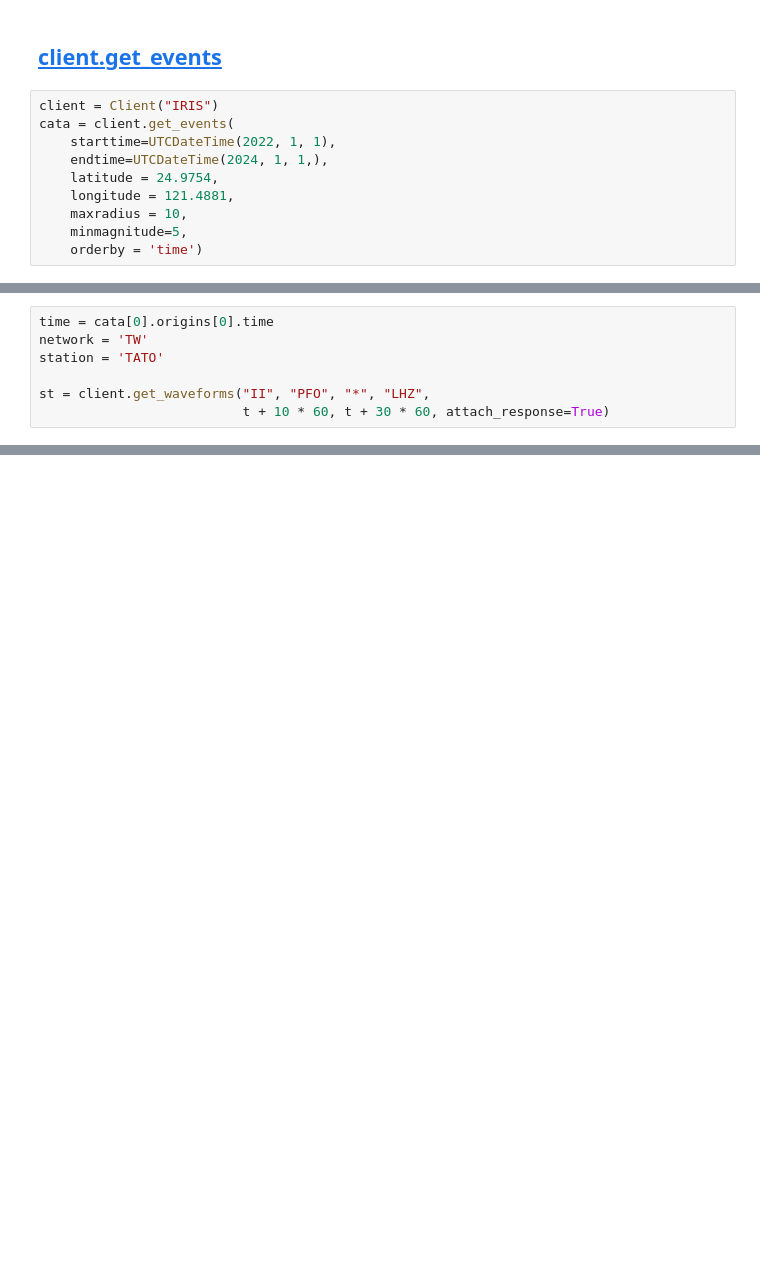
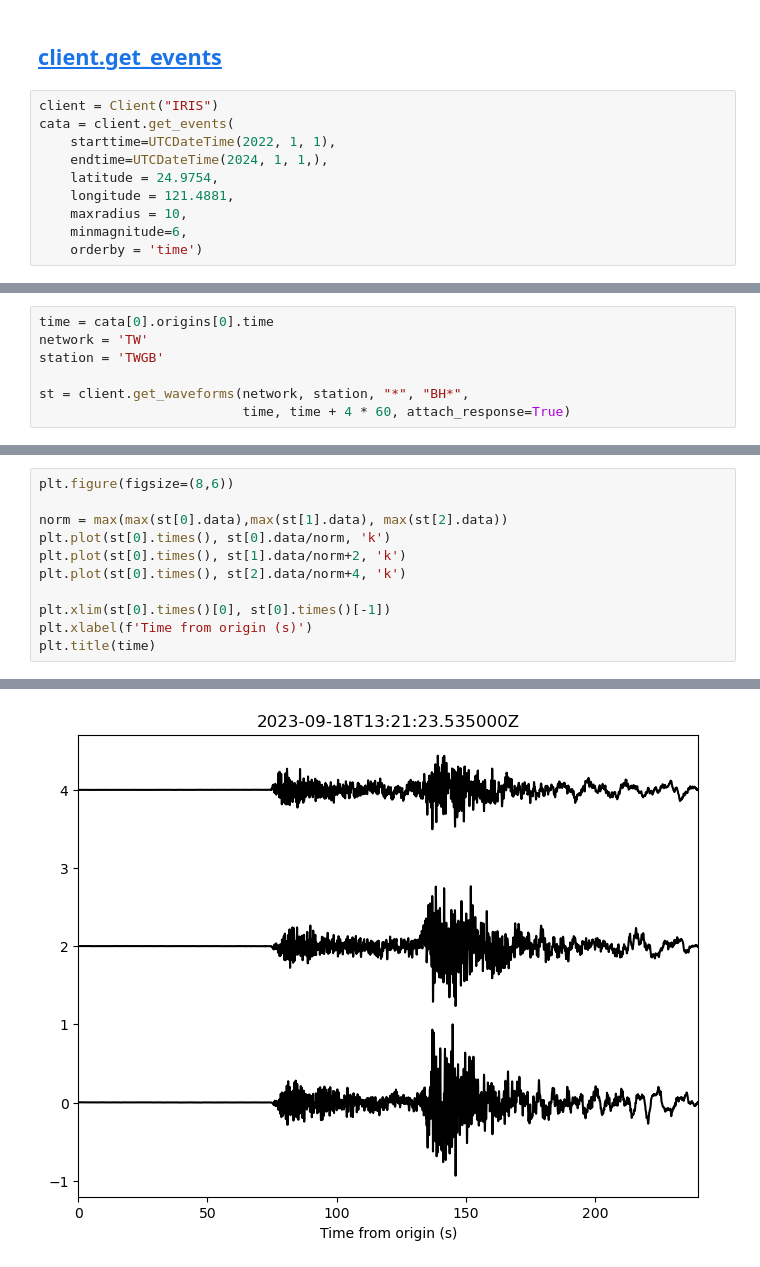
Before and after one commit to jhtong33/2024_NTU_python101, a Jupyter notebook: 03.Obspy_access_data.ipynb, the cells around one changed output, grey strips where cells are left out. Saved outputs shown, nothing was run; the diff lists cells and outputs as text; blank space fills up the shorter version.

Commit message:
get waveform and travel time

```diff
--- a/03.Obspy_access_data.ipynb
+++ b/03.Obspy_access_data.ipynb
@@ -108,5 +109,5 @@ cata = client.get_events(
     latitude = 24.9754,
     longitude = 121.4881,
     maxradius = 10,
-    minmagnitude=5,
+    minmagnitude=6,
     orderby = 'time')
@@ -171,7 +131,7 @@ for cat in cata[0:5]:
 # %%
 time = cata[0].origins[0].time
 network = 'TW'
-station = 'TATO'
+station = 'TWGB'
 
-st = client.get_waveforms("II", "PFO", "*", "LHZ",
-                          t + 10 * 60, t + 30 * 60, attach_response=True)
+st = client.get_waveforms(network, station, "*", "BH*",
+                          time, time + 4 * 60, attach_response=True)
@@ -177,0 +147,12 @@ st = client.get_waveforms("II", "PFO", "*", "LHZ",
+# %%
+plt.figure(figsize=(8,6))
+
+norm = max(max(st[0].data),max(st[1].data), max(st[2].data))
+plt.plot(st[0].times(), st[0].data/norm, 'k')
+plt.plot(st[0].times(), st[1].data/norm+2, 'k')
+plt.plot(st[0].times(), st[2].data/norm+4, 'k')
+
+plt.xlim(st[0].times()[0], st[0].times()[-1])
+plt.xlabel(f'Time from origin (s)')
+plt.title(time)
+# %% [output]
@@ -177,0 +160 @@ st = client.get_waveforms("II", "PFO", "*", "LHZ",
+[figure, added]
```
Also changed, not shown: parts of 12 cells of this notebook.
